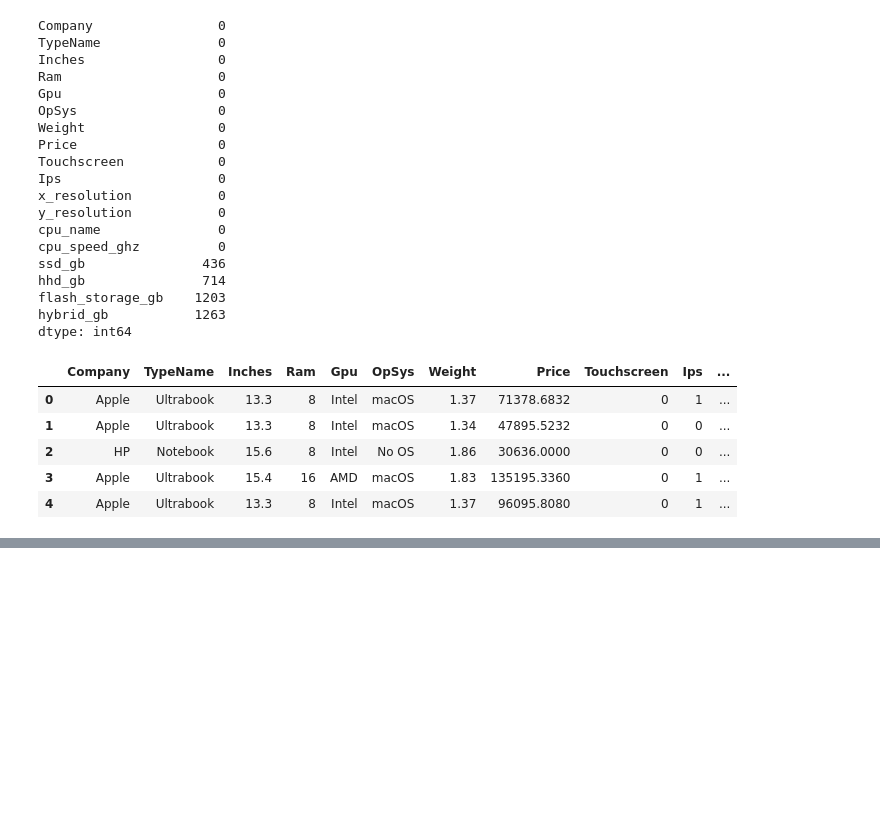
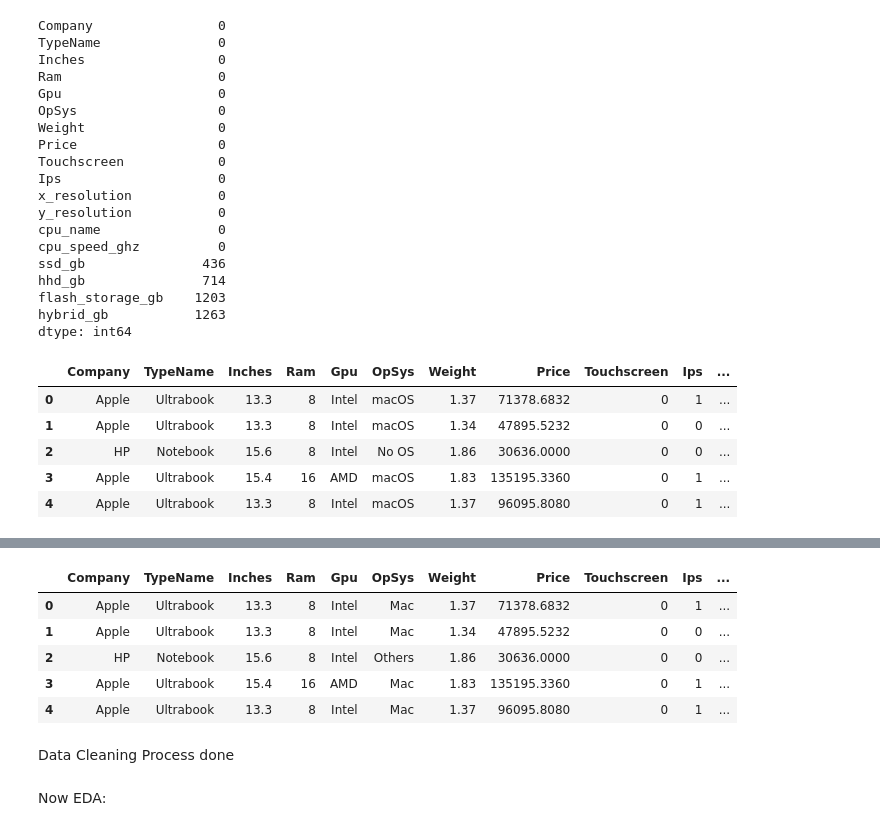
Before and after one commit to Mirazbd123/Laptop_price_prediction_end-to-end_project, a Jupyter notebook: prediction_model.ipynb, the cells around one changed output, grey strips where cells are left out. Saved outputs shown, nothing was run; the diff lists cells and outputs as text; code cells hidden in the pictures; blank space fills up the shorter version.

```diff
--- a/prediction_model.ipynb
+++ b/prediction_model.ipynb
@@ -447,0 +462,23 @@ df.head()
+# %%
+def ops(text):
+    if text == 'Windows 10' or text == 'Windows 7' or text == 'Windows 10 S':
+        return 'Windows'
+    elif text == 'Mac OS X' or text == 'macOS':
+        return 'Mac'
+    else:
+        return 'Others'
+# %%
+df['OpSys'] = df['OpSys'].apply(ops)
+# %%
+df.head()
+# %% [output]
+|  | Company | TypeName | Inches | Ram | Gpu | OpSys | Weight | Price | Touchscreen | Ips | ... |
+| 0 | Apple | Ultrabook | 13.3 | 8 | Intel | Mac | 1.37 | 71378.6832 | 0 | 1 | ... |
+| 1 | Apple | Ultrabook | 13.3 | 8 | Intel | Mac | 1.34 | 47895.5232 | 0 | 0 | ... |
+| 2 | HP | Notebook | 15.6 | 8 | Intel | Others | 1.86 | 30636.0000 | 0 | 0 | ... |
+| 3 | Apple | Ultrabook | 15.4 | 16 | AMD | Mac | 1.83 | 135195.3360 | 0 | 1 | ... |
+| 4 | Apple | Ultrabook | 13.3 | 8 | Intel | Mac | 1.37 | 96095.8080 | 0 | 1 | ... |
+# %% [markdown]
+Data Cleaning Process done
+# %% [markdown]
+Now EDA:
```
Also changed, not shown: parts of 1 cell of this notebook.
